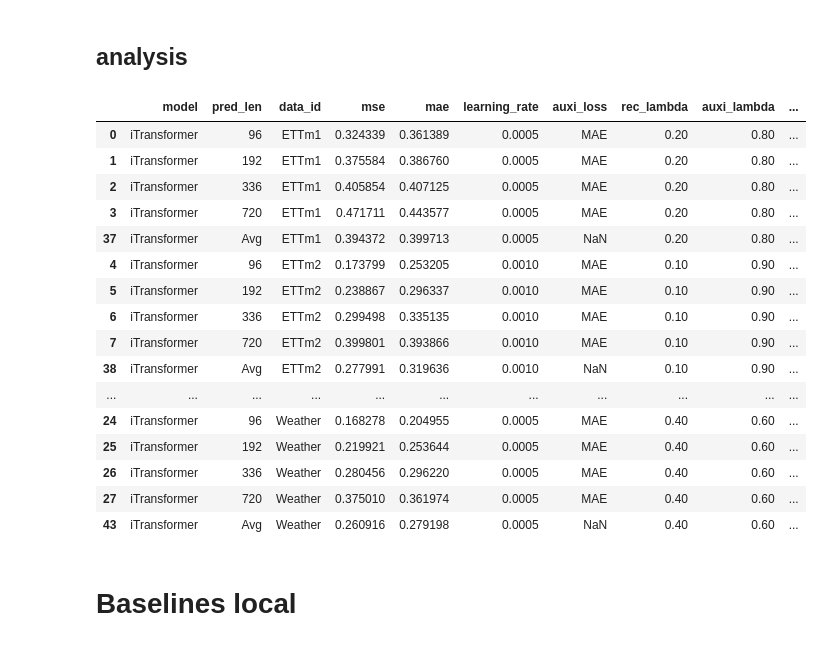
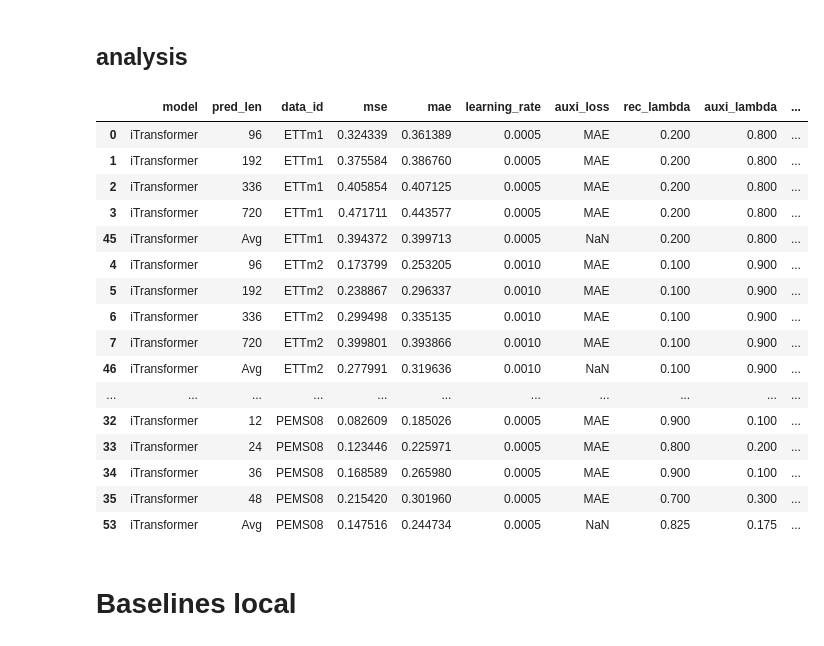
Before and after one commit to Master-PLC/FreDF, a Jupyter notebook: analyze/FreDF/long_term_forecast.ipynb, the cells around one changed output. Drawn from its saved outputs; the diff is of its cells as text; code cells hidden in the pictures.

```diff
--- a/analyze/FreDF/long_term_forecast.ipynb
+++ b/analyze/FreDF/long_term_forecast.ipynb
@@ -179,7 +179,7 @@ df.head(4)
 # %% [markdown]
 ## analysis
 # %%
-min_mode = 'group'
+min_mode = 'each'
 
 df2 = df.copy()
 
@@ -200,49 +200,49 @@ elif min_mode == 'sum':
     df2 = df2.drop(columns=['sum_error'])
 
 columns = ['model', 'pred_len', 'data_id', 'mse', 'mae', 'learning_rate', 'auxi_loss', 'rec_lambda', 'auxi_lambda', 'lradj', 'train_epochs', 'patience', 'batch_size', 'auxi_mode', 'auxi_type', 'module_first', 'exp_dir']
 df2 = df2[columns]
 
 dst_order = ['ETTm1', 'ETTm2', 'ETTh1', 'ETTh2', 'ECL', 'Traffic', 'Weather', 'PEMS03', 'PEMS08']
 df2['data_id'] = pd.Categorical(df2['data_id'], categories=dst_order, ordered=True)
 
 model_order = ['Fredformer', 'iTransformer', 'FreTS', 'MICN']
 df2['model'] = pd.Categorical(df2['model'], categories=model_order, ordered=True)
 df2.sort_values(by=['model', 'data_id', 'pred_len'], inplace=True)
 
 # save_root = '/mnt/tidalfs-bdsz01/usr/panlicheng/workspace/TransDF/stats'
 # os.makedirs(save_root, exist_ok=True)
 # df2.to_csv(f"{save_root}/finetune_best_meta.csv", index=False)
 
 # print(df2)
 df2_avg = df2.groupby(['model', 'data_id']).mean(numeric_only=True).reset_index()
 df2_avg['pred_len'] = 'Avg'
 
 df2 = pd.concat([df2, df2_avg]).reset_index(drop=True)
 
 # pl_order = [96, 192, 336, 720, 'Avg']
 # df2['pred_len'] = pd.Categorical(df2['pred_len'], categories=pl_order, ordered=True)
 
 df2.sort_values(by=['data_id', 'model', 'pred_len'], inplace=True)
 df2.dropna(inplace=True, thresh=5)
 df2
 # %% [output]
 |  | model | pred_len | data_id | mse | mae | learning_rate | auxi_loss | rec_lambda | auxi_lambda | ... |
-| 0 | iTransformer | 96 | ETTm1 | 0.324339 | 0.361389 | 0.0005 | MAE | 0.20 | 0.80 | ... |
-| 1 | iTransformer | 192 | ETTm1 | 0.375584 | 0.386760 | 0.0005 | MAE | 0.20 | 0.80 | ... |
-| 2 | iTransformer | 336 | ETTm1 | 0.405854 | 0.407125 | 0.0005 | MAE | 0.20 | 0.80 | ... |
-| 3 | iTransformer | 720 | ETTm1 | 0.471711 | 0.443577 | 0.0005 | MAE | 0.20 | 0.80 | ... |
-| 37 | iTransformer | Avg | ETTm1 | 0.394372 | 0.399713 | 0.0005 | NaN | 0.20 | 0.80 | ... |
-| 4 | iTransformer | 96 | ETTm2 | 0.173799 | 0.253205 | 0.0010 | MAE | 0.10 | 0.90 | ... |
-| 5 | iTransformer | 192 | ETTm2 | 0.238867 | 0.296337 | 0.0010 | MAE | 0.10 | 0.90 | ... |
-| 6 | iTransformer | 336 | ETTm2 | 0.299498 | 0.335135 | 0.0010 | MAE | 0.10 | 0.90 | ... |
-| 7 | iTransformer | 720 | ETTm2 | 0.399801 | 0.393866 | 0.0010 | MAE | 0.10 | 0.90 | ... |
-| 38 | iTransformer | Avg | ETTm2 | 0.277991 | 0.319636 | 0.0010 | NaN | 0.10 | 0.90 | ... |
+| 0 | iTransformer | 96 | ETTm1 | 0.324339 | 0.361389 | 0.0005 | MAE | 0.200 | 0.800 | ... |
+| 1 | iTransformer | 192 | ETTm1 | 0.375584 | 0.386760 | 0.0005 | MAE | 0.200 | 0.800 | ... |
+| 2 | iTransformer | 336 | ETTm1 | 0.405854 | 0.407125 | 0.0005 | MAE | 0.200 | 0.800 | ... |
+| 3 | iTransformer | 720 | ETTm1 | 0.471711 | 0.443577 | 0.0005 | MAE | 0.200 | 0.800 | ... |
+| 45 | iTransformer | Avg | ETTm1 | 0.394372 | 0.399713 | 0.0005 | NaN | 0.200 | 0.800 | ... |
+| 4 | iTransformer | 96 | ETTm2 | 0.173799 | 0.253205 | 0.0010 | MAE | 0.100 | 0.900 | ... |
+| 5 | iTransformer | 192 | ETTm2 | 0.238867 | 0.296337 | 0.0010 | MAE | 0.100 | 0.900 | ... |
+| 6 | iTransformer | 336 | ETTm2 | 0.299498 | 0.335135 | 0.0010 | MAE | 0.100 | 0.900 | ... |
+| 7 | iTransformer | 720 | ETTm2 | 0.399801 | 0.393866 | 0.0010 | MAE | 0.100 | 0.900 | ... |
+| 46 | iTransformer | Avg | ETTm2 | 0.277991 | 0.319636 | 0.0010 | NaN | 0.100 | 0.900 | ... |
 | ... | ... | ... | ... | ... | ... | ... | ... | ... | ... | ... |
-| 24 | iTransformer | 96 | Weather | 0.168278 | 0.204955 | 0.0005 | MAE | 0.40 | 0.60 | ... |
-| 25 | iTransformer | 192 | Weather | 0.219921 | 0.253644 | 0.0005 | MAE | 0.40 | 0.60 | ... |
-| 26 | iTransformer | 336 | Weather | 0.280456 | 0.296220 | 0.0005 | MAE | 0.40 | 0.60 | ... |
-| 27 | iTransformer | 720 | Weather | 0.375010 | 0.361974 | 0.0005 | MAE | 0.40 | 0.60 | ... |
-| 43 | iTransformer | Avg | Weather | 0.260916 | 0.279198 | 0.0005 | NaN | 0.40 | 0.60 | ... |
+| 32 | iTransformer | 12 | PEMS08 | 0.082609 | 0.185026 | 0.0005 | MAE | 0.900 | 0.100 | ... |
+| 33 | iTransformer | 24 | PEMS08 | 0.123446 | 0.225971 | 0.0005 | MAE | 0.800 | 0.200 | ... |
+| 34 | iTransformer | 36 | PEMS08 | 0.168589 | 0.265980 | 0.0005 | MAE | 0.900 | 0.100 | ... |
+| 35 | iTransformer | 48 | PEMS08 | 0.215420 | 0.301960 | 0.0005 | MAE | 0.700 | 0.300 | ... |
+| 53 | iTransformer | Avg | PEMS08 | 0.147516 | 0.244734 | 0.0005 | NaN | 0.825 | 0.175 | ... |
 # %% [markdown]
 # Baselines local
 # %% [markdown]
```
Also changed, not shown: 3 other files.
